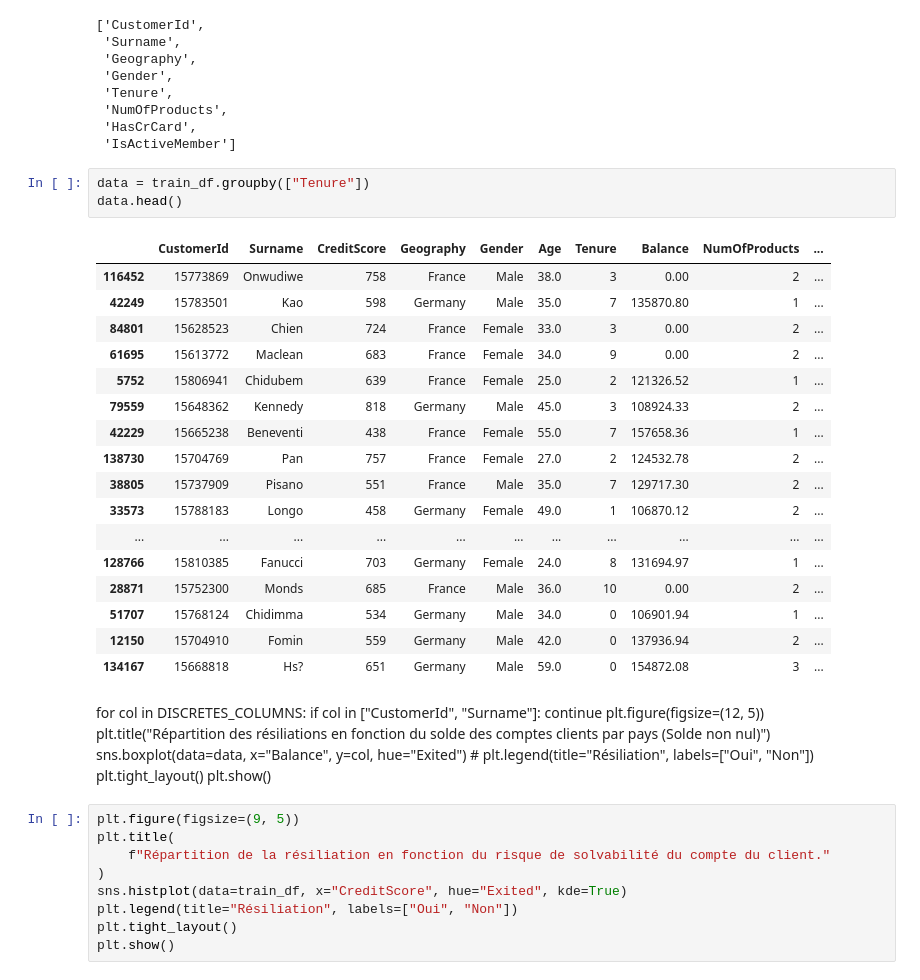
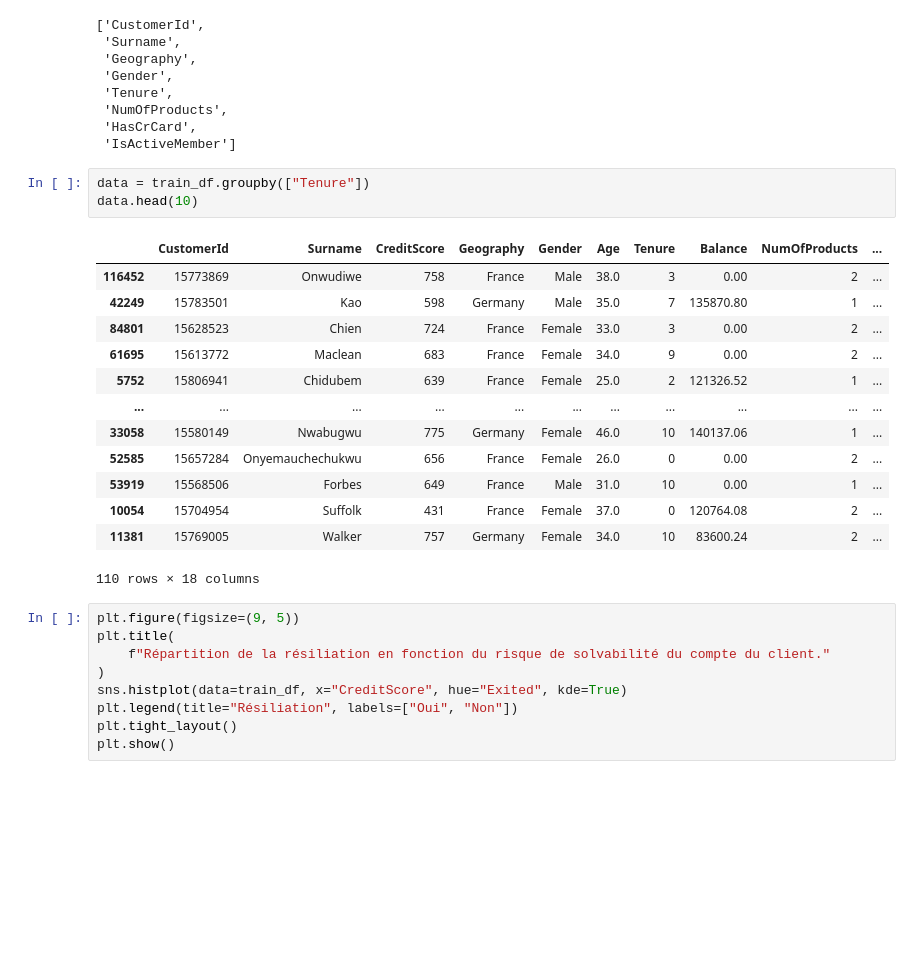
Before and after one commit to lbihin/mlpro-classification-bank-churn-2025, a Jupyter notebook: eda/eda.ipynb, the cells around one changed output. Drawn from its saved outputs; the diff is of its cells as text; blank space fills up the shorter version.

```diff
--- a/eda/eda.ipynb
+++ b/eda/eda.ipynb
@@ -870,35 +870,21 @@ DISCRETES_COLUMNS
  'IsActiveMember']
 # %%
 data = train_df.groupby(["Tenure"])
-data.head()
+data.head(10)
 # %% [output]
 |  | CustomerId | Surname | CreditScore | Geography | Gender | Age | Tenure | Balance | NumOfProducts | ... |
 | 116452 | 15773869 | Onwudiwe | 758 | France | Male | 38.0 | 3 | 0.00 | 2 | ... |
 | 42249 | 15783501 | Kao | 598 | Germany | Male | 35.0 | 7 | 135870.80 | 1 | ... |
 | 84801 | 15628523 | Chien | 724 | France | Female | 33.0 | 3 | 0.00 | 2 | ... |
 | 61695 | 15613772 | Maclean | 683 | France | Female | 34.0 | 9 | 0.00 | 2 | ... |
 | 5752 | 15806941 | Chidubem | 639 | France | Female | 25.0 | 2 | 121326.52 | 1 | ... |
-| 79559 | 15648362 | Kennedy | 818 | Germany | Male | 45.0 | 3 | 108924.33 | 2 | ... |
-| 42229 | 15665238 | Beneventi | 438 | France | Female | 55.0 | 7 | 157658.36 | 1 | ... |
-| 138730 | 15704769 | Pan | 757 | France | Female | 27.0 | 2 | 124532.78 | 2 | ... |
-| 38805 | 15737909 | Pisano | 551 | France | Male | 35.0 | 7 | 129717.30 | 2 | ... |
-| 33573 | 15788183 | Longo | 458 | Germany | Female | 49.0 | 1 | 106870.12 | 2 | ... |
 | ... | ... | ... | ... | ... | ... | ... | ... | ... | ... | ... |
-| 128766 | 15810385 | Fanucci | 703 | Germany | Female | 24.0 | 8 | 131694.97 | 1 | ... |
-| 28871 | 15752300 | Monds | 685 | France | Male | 36.0 | 10 | 0.00 | 2 | ... |
-| 51707 | 15768124 | Chidimma | 534 | Germany | Male | 34.0 | 0 | 106901.94 | 1 | ... |
-| 12150 | 15704910 | Fomin | 559 | Germany | Male | 42.0 | 0 | 137936.94 | 2 | ... |
-| 134167 | 15668818 | Hs? | 651 | Germany | Male | 59.0 | 0 | 154872.08 | 3 | ... |
+| 33058 | 15580149 | Nwabugwu | 775 | Germany | Female | 46.0 | 10 | 140137.06 | 1 | ... |
+| 52585 | 15657284 | Onyemauchechukwu | 656 | France | Female | 26.0 | 0 | 0.00 | 2 | ... |
+| 53919 | 15568506 | Forbes | 649 | France | Male | 31.0 | 10 | 0.00 | 1 | ... |
+| 10054 | 15704954 | Suffolk | 431 | France | Female | 37.0 | 0 | 120764.08 | 2 | ... |
+| 11381 | 15769005 | Walker | 757 | Germany | Female | 34.0 | 10 | 83600.24 | 2 | ... |
+110 rows × 18 columns
-# %% [markdown]
-for col in DISCRETES_COLUMNS:
-    if col in ["CustomerId", "Surname"]:
-        continue
-    plt.figure(figsize=(12, 5))
-    plt.title("Répartition des résiliations en fonction du solde des comptes clients par pays (Solde non nul)")
-    sns.boxplot(data=data, x="Balance", y=col, hue="Exited")
-    # plt.legend(title="Résiliation", labels=["Oui", "Non"])
-    plt.tight_layout()
-    plt.show()
 # %%
 plt.figure(figsize=(9, 5))
 plt.title(
```
Also changed, not shown: parts of 9 cells of this notebook, 1 other file.
